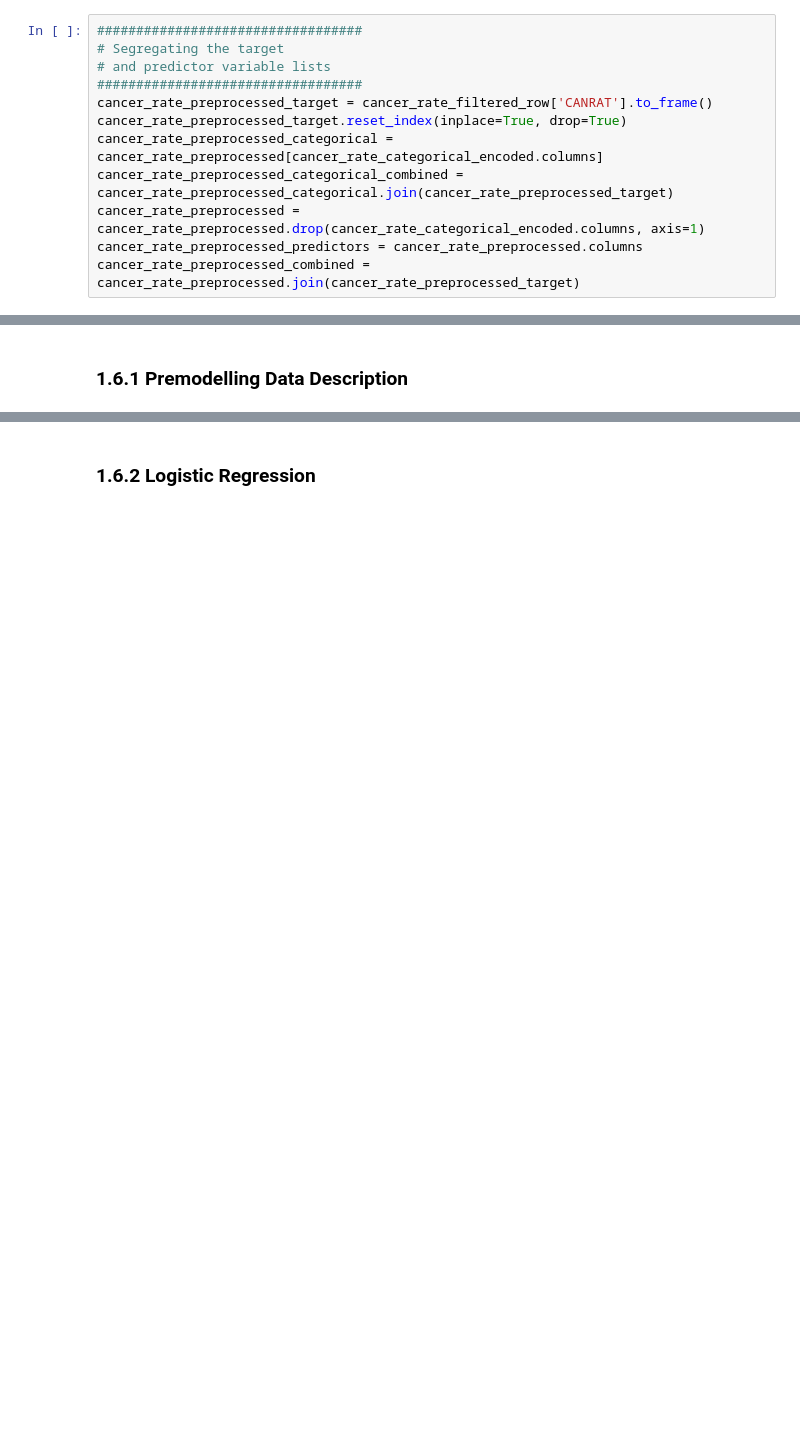
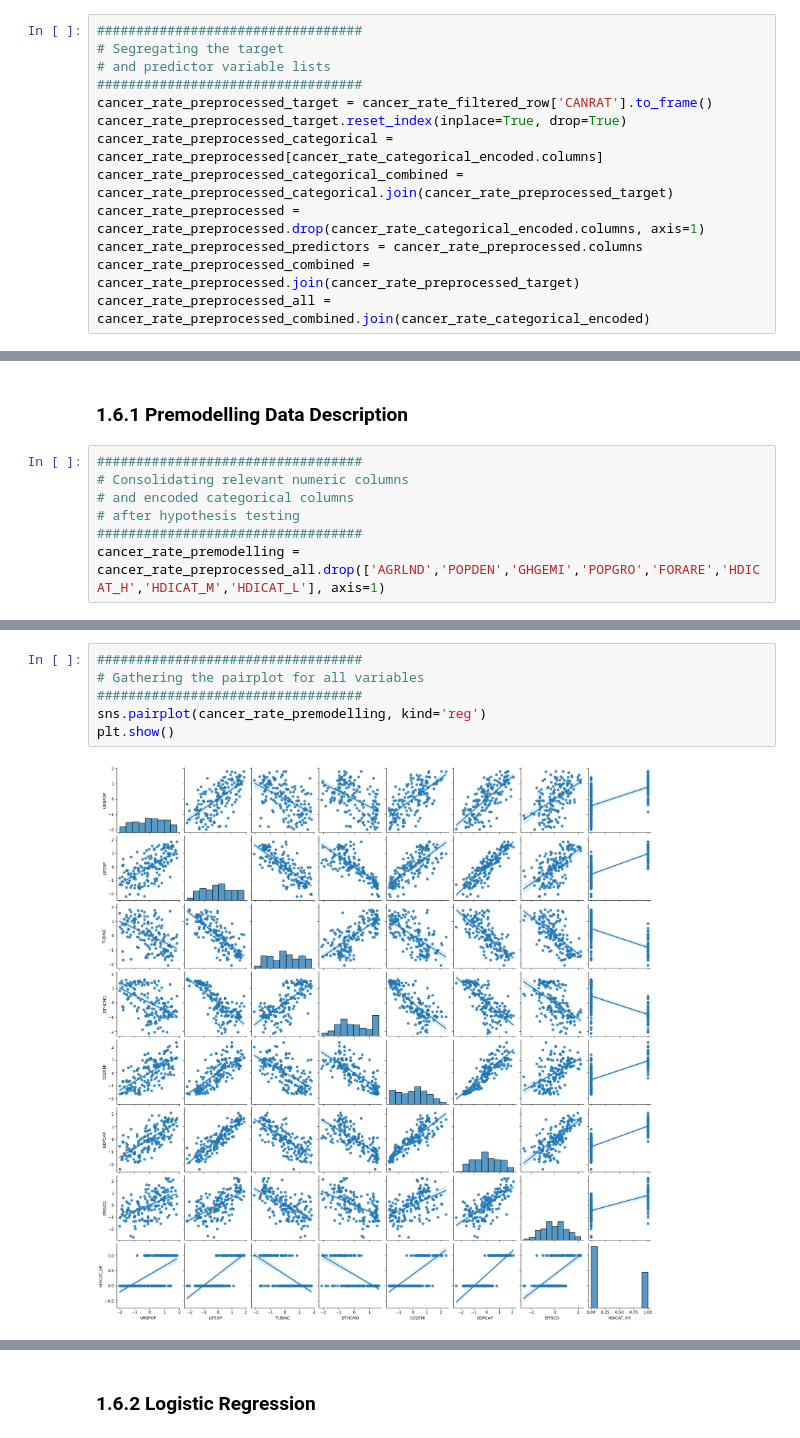
Before and after one commit to JohnPaulinePineda/Supervised-Machine-Learning-Classification-Final-Assignment, a Jupyter notebook: ClassificationForMachineLearning_FinalAssignment.ipynb, the cells around one changed output, grey strips where cells are left out. Drawn from its saved outputs; the diff is of its cells as text; blank space fills up the shorter version.

```diff
--- a/ClassificationForMachineLearning_FinalAssignment.ipynb
+++ b/ClassificationForMachineLearning_FinalAssignment.ipynb
@@ -1685,6 +1697,7 @@ cancer_rate_preprocessed_categorical_combined = cancer_rate_preprocessed_categor
 cancer_rate_preprocessed = cancer_rate_preprocessed.drop(cancer_rate_categorical_encoded.columns, axis=1)
 cancer_rate_preprocessed_predictors = cancer_rate_preprocessed.columns
 cancer_rate_preprocessed_combined = cancer_rate_preprocessed.join(cancer_rate_preprocessed_target)
+cancer_rate_preprocessed_all = cancer_rate_preprocessed_combined.join(cancer_rate_categorical_encoded)
 # %%
 ##################################
 # Segregating the target
@@ -1882,3 +1895,10 @@ display(cancer_rate_preprocessed_categorical_summary.sort_values(by=['ChiSquare.
 ## 1.6. Model Development With Hyperparameter Tuning <a class="anchor" id="1.6"></a>
 # %% [markdown]
 ### 1.6.1 Premodelling Data Description <a class="anchor" id="1.6.1"></a>
+# %%
+##################################
+# Consolidating relevant numeric columns
+# and encoded categorical columns
+# after hypothesis testing
+##################################
+cancer_rate_premodelling = cancer_rate_preprocessed_all.drop(['AGRLND','POPDEN','GHGEMI','POPGRO','FORARE','HDICAT_H','HDICAT_M','HDICAT_L'], axis=1)
@@ -1884,0 +1932,8 @@ display(cancer_rate_preprocessed_categorical_summary.sort_values(by=['ChiSquare.
+# %%
+##################################
+# Gathering the pairplot for all variables
+##################################
+sns.pairplot(cancer_rate_premodelling, kind='reg')
+plt.show()
+# %% [output]
+[figure, added]
```
Also changed, not shown: parts of 9 cells of this notebook.
